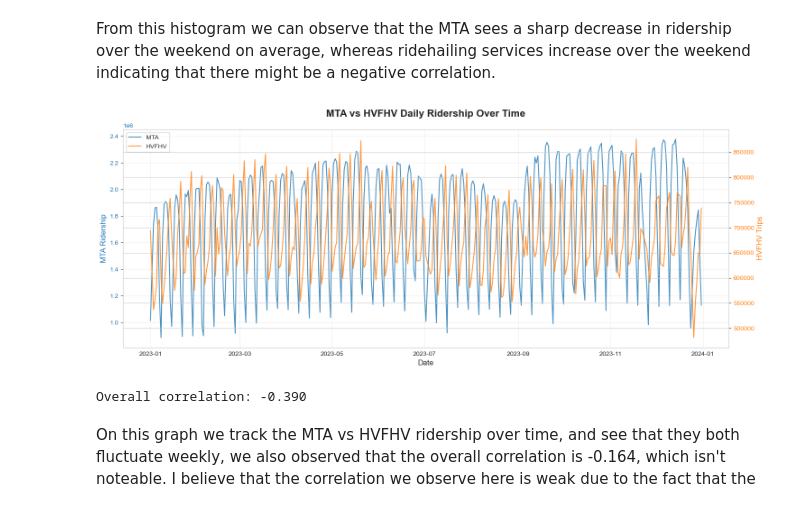
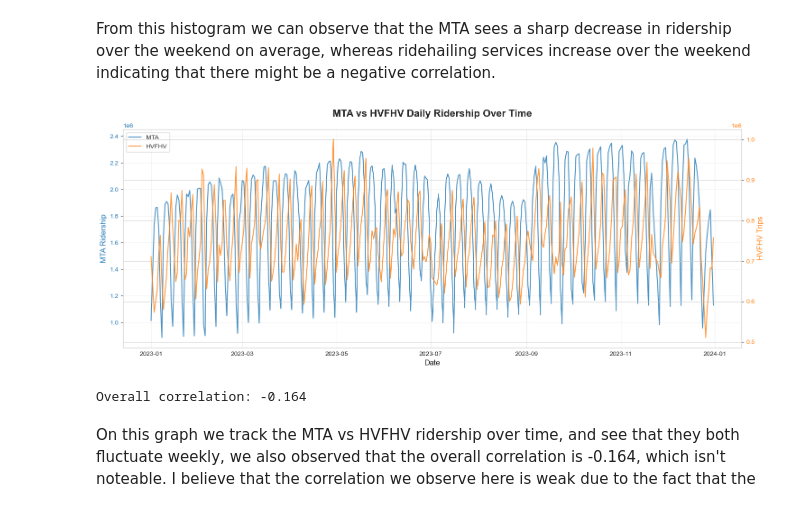
Before and after one commit to COGS108/Group063_WI26, a Jupyter notebook: 02-EDACheckpoint.ipynb, the cells around one changed output. Drawn from its saved outputs; the diff is of its cells as text; code cells hidden in the pictures.

```diff
--- a/02-EDACheckpoint.ipynb
+++ b/02-EDACheckpoint.ipynb
@@ -796,66 +762,16 @@ plot_ridership_histogram(mta_df, ridehail_df)
 # %% [markdown]
 From this histogram we can observe that the MTA sees a sharp decrease in ridership over the weekend on average, whereas ridehailing services increase over the weekend indicating that there might be a negative correlation.
-# %%
-mta_df = pd.read_csv('data/02-processed/MTA_Ridership_cleaned.csv')
-#print(mta_df.columns)
-ridehail_df = pd.read_csv('data/02-processed/ridehailing_daily_cleaned.csv')
-#print(ridehail_df.columns)
-
-def plot_mta_vs_ridehail_daily_df(mta_df, ridehail_df):
-        """
-        Line plot comparing MTA and HVFHV ridership over time
-        """
-        #print(ridehail_df.columns)
-        # Aggregate by date
-        ridehail_daily_df = ridehail_df.groupby('date')['trip_count'].sum().reset_index()
-        mta_daily = mta_df.groupby('date')['ridership'].sum().reset_index()
-
-        # Merge
-        daily_df = pd.merge(ridehail_daily_df, mta_daily, on='date')
-        daily_df['date'] = pd.to_datetime(daily_df['date'])
-        daily_df = daily_df.sort_values('date')
-
-        # Create figure with dual y-axis
-        fig, ax1 = plt.subplots(figsize=(15, 6))
-
-        # Plot MTA on primary axis (left)
-        color = 'tab:blue'
-        ax1.set_xlabel('Date', fontsize=12)
-        ax1.set_ylabel('MTA Ridership', color=color, fontsize=12)
-        ax1.plot(daily_df['date'], daily_df['ridership'], color=color,
-                linewidth=1.5, alpha=0.8, label='MTA')
-        ax1.tick_params(axis='y', labelcolor=color)
-        ax1.grid(True, alpha=0.3)
-
-        # Create secondary axis for HVFHV (right)
-        ax2 = ax1.twinx()
-        color = 'tab:orange'
-        ax2.set_ylabel('HVFHV Trips', color=color, fontsize=12)
-        ax2.plot(daily_df['date'], daily_df['trip_count'], color=color,
-                linewidth=1.5, alpha=0.8, label='HVFHV')
-        ax2.tick_params(axis='y', labelcolor=color)
-
-        # Add title and legend
-        plt.title('MTA vs HVFHV Daily Ridership Over Time', fontsize=16, fontweight='bold', pad=20)
-
-        # Combine legends from both axes
-        lines1, labels1 = ax1.get_legend_handles_labels()
-        lines2, labels2 = ax2.get_legend_handles_labels()
-        ax1.legend(lines1 + lines2, labels1 + labels2, loc='upper left')
-
-        plt.tight_layout()
-        plt.show()
-
-
-        #print(daily_df.columns)
-        # Print correlation
-        corr = daily_df['trip_count'].corr(daily_df['ridership'])
-        print(f"Overall correlation: {corr:.3f}")
-
-plot_mta_vs_ridehail_daily_df(mta_df, ridehail_df)
-# %% [output]
-[figure, removed]
-Overall correlation: -0.390
+# %%
+mta_df = pd.read_csv('data/02-processed/MTA_Ridership_cleaned.csv')
+#print(mta_df.columns)
+ridehail_df = pd.read_csv('data/02-processed/ridehailing_daily_cleaned.csv')
+#print(ridehail_df.columns)
+
+
+graph.plot_mta_vs_ridehail_daily_df(mta_df, ridehail_df)
+# %% [output]
+[figure, added]
+Overall correlation: -0.164
 # %% [markdown]
 On this graph we track the MTA vs HVFHV ridership over time, and see that they both fluctuate weekly, we also observed that the overall correlation is -0.164, which isn't noteable. I believe that the correlation we observe here is weak due to the fact that the
 # %%
```
Also changed, not shown: parts of 12 cells of this notebook, 11 other files.
